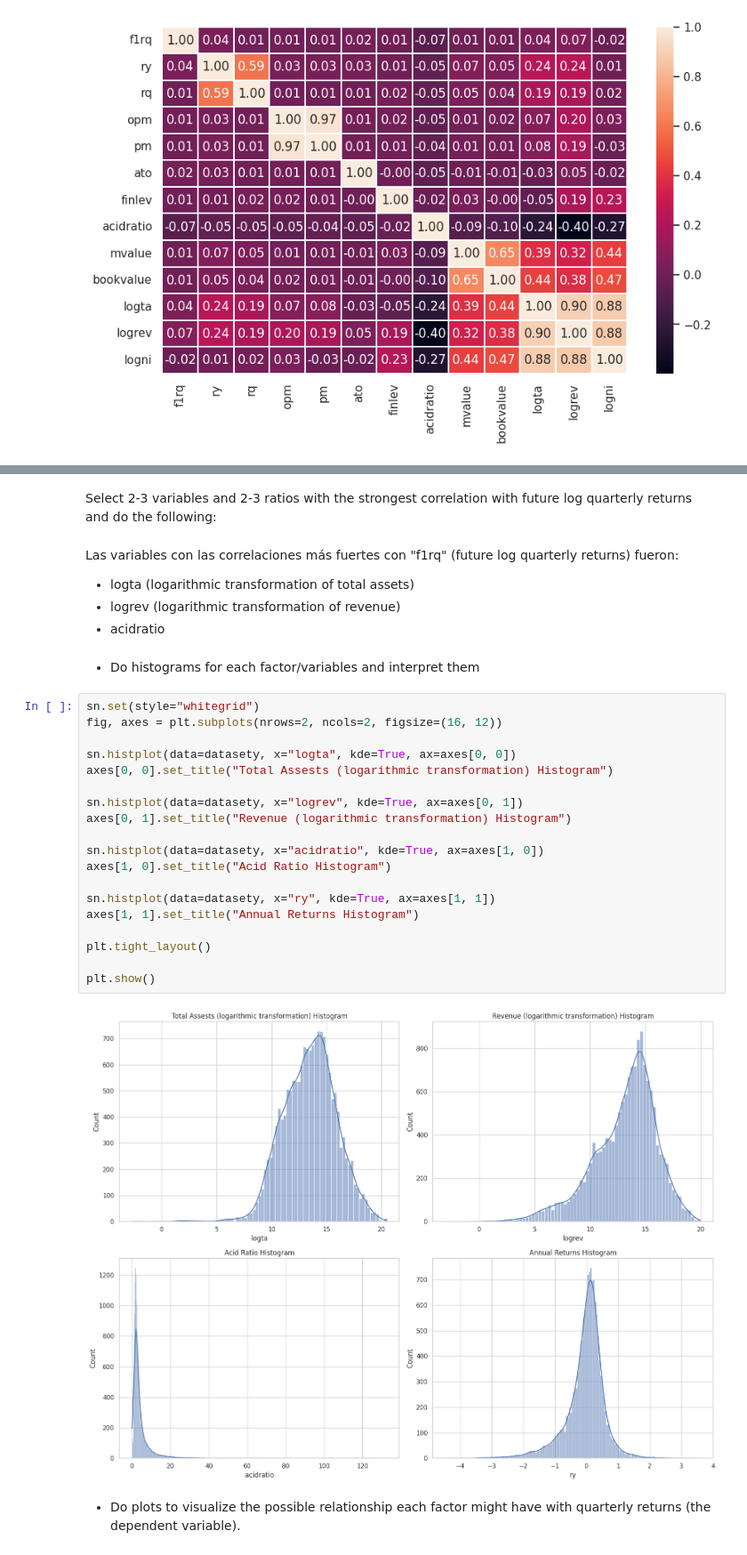
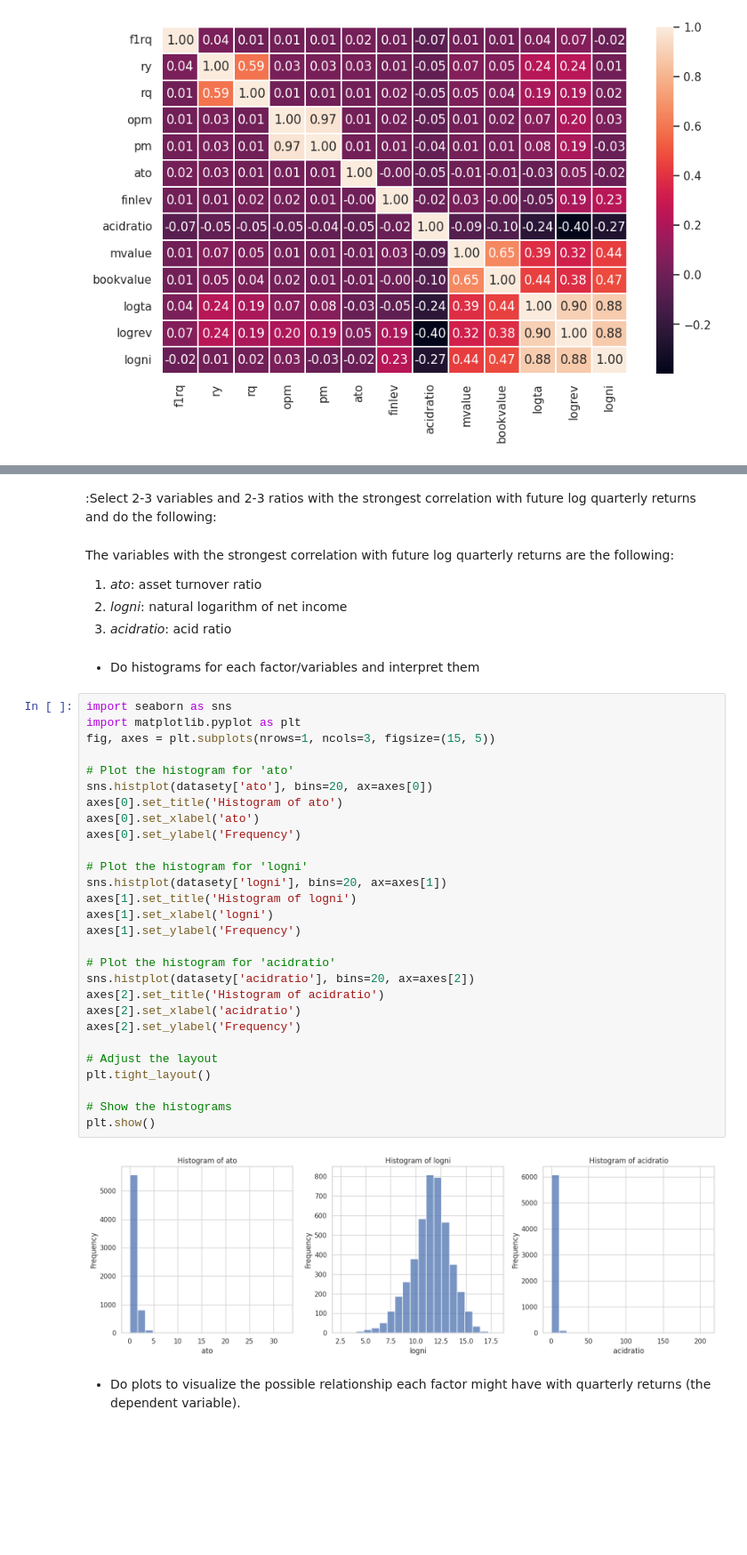
Before and after one commit to Jaime-prog/Statistics_Data_Science_TC3006C, a Jupyter notebook: Project/Reto_estadística_TC3006C_investment.ipynb, the cells around one changed output, grey strips where cells are left out. Shown at 89% size. Cells and saved outputs as stored; diff of their text form; blank space fills up the shorter version.

```diff
--- a/Project/Reto_estadística_TC3006C_investment.ipynb
+++ b/Project/Reto_estadística_TC3006C_investment.ipynb
@@ -496,34 +516,42 @@ plt.show()
 # %% [markdown]
-Select 2-3 variables and 2-3 ratios with the strongest correlation with future log quarterly returns and do the following:
+:Select 2-3 variables and 2-3 ratios with the strongest correlation with future log quarterly returns and do the following:
-# %% [markdown]
-Las variables con las correlaciones más fuertes con "f1rq" (future log quarterly returns) fueron:
-
-* logta (logarithmic transformation of total assets)
-* logrev (logarithmic transformation of revenue)
-* acidratio
+# %% [markdown]
+The variables with the strongest correlation with future log quarterly returns are the following:
+1. *ato*: asset turnover ratio
+2. *logni*: natural logarithm of net income
+3. _acidratio_: acid ratio
 # %% [markdown]
 * Do histograms for each factor/variables and interpret them
-# %%
-sn.set(style="whitegrid")
-fig, axes = plt.subplots(nrows=2, ncols=2, figsize=(16, 12))
-
-sn.histplot(data=datasety, x="logta", kde=True, ax=axes[0, 0])
-axes[0, 0].set_title("Total Assests (logarithmic transformation) Histogram")
-
-sn.histplot(data=datasety, x="logrev", kde=True, ax=axes[0, 1])
-axes[0, 1].set_title("Revenue (logarithmic transformation) Histogram")
-
-sn.histplot(data=datasety, x="acidratio", kde=True, ax=axes[1, 0])
-axes[1, 0].set_title("Acid Ratio Histogram")
-
-sn.histplot(data=datasety, x="ry", kde=True, ax=axes[1, 1])
-axes[1, 1].set_title("Annual Returns Histogram")
-
-plt.tight_layout()
-
-plt.show()
-# %% [output]
-[figure, removed]
+# %%
+import seaborn as sns
+import matplotlib.pyplot as plt
+fig, axes = plt.subplots(nrows=1, ncols=3, figsize=(15, 5))
+
+# Plot the histogram for 'ato'
+sns.histplot(datasety['ato'], bins=20, ax=axes[0])
+axes[0].set_title('Histogram of ato')
+axes[0].set_xlabel('ato')
+axes[0].set_ylabel('Frequency')
+
+# Plot the histogram for 'logni'
+sns.histplot(datasety['logni'], bins=20, ax=axes[1])
+axes[1].set_title('Histogram of logni')
+axes[1].set_xlabel('logni')
+axes[1].set_ylabel('Frequency')
+
+# Plot the histogram for 'acidratio'
+sns.histplot(datasety['acidratio'], bins=20, ax=axes[2])
+axes[2].set_title('Histogram of acidratio')
+axes[2].set_xlabel('acidratio')
+axes[2].set_ylabel('Frequency')
+
+# Adjust the layout
+plt.tight_layout()
+
+# Show the histograms
+plt.show()
+# %% [output]
+[figure, added]
 # %% [markdown]
 * Do plots to visualize the possible relationship each factor might have with quarterly returns (the dependent variable).
 # %%
```
Also changed, not shown: parts of 3 cells of this notebook.
